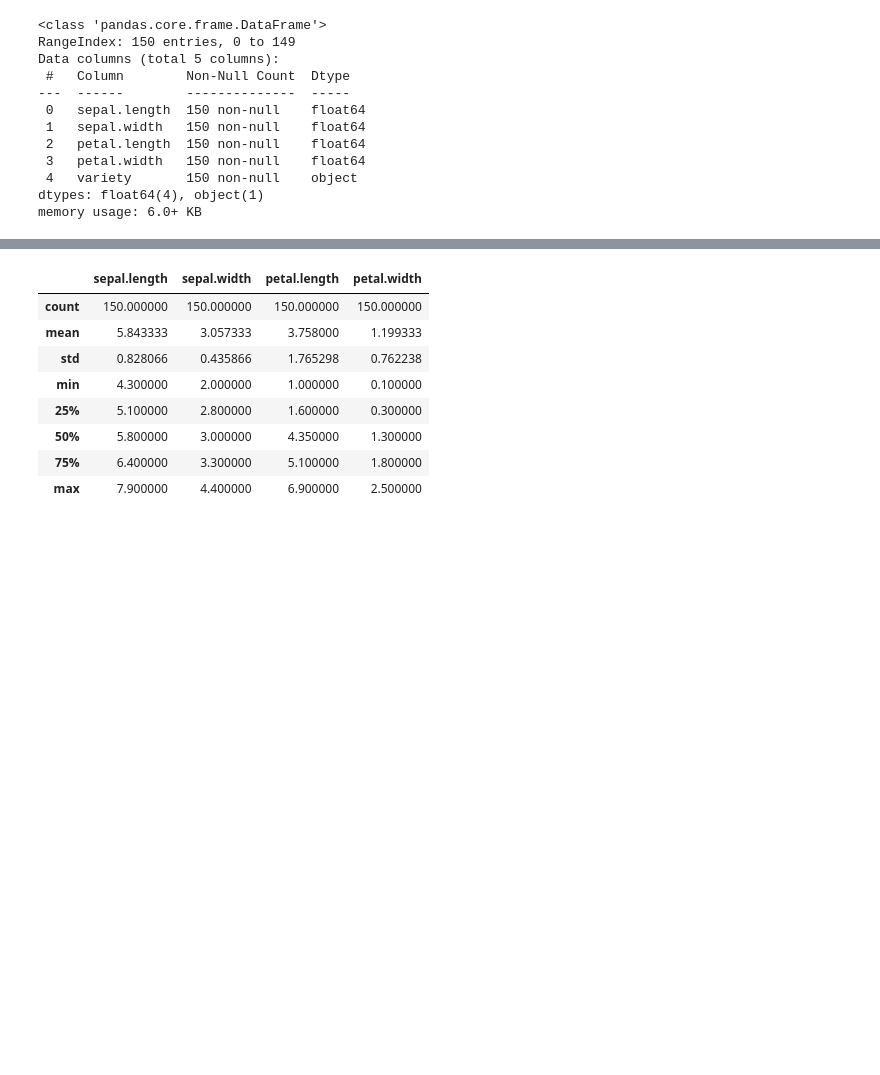
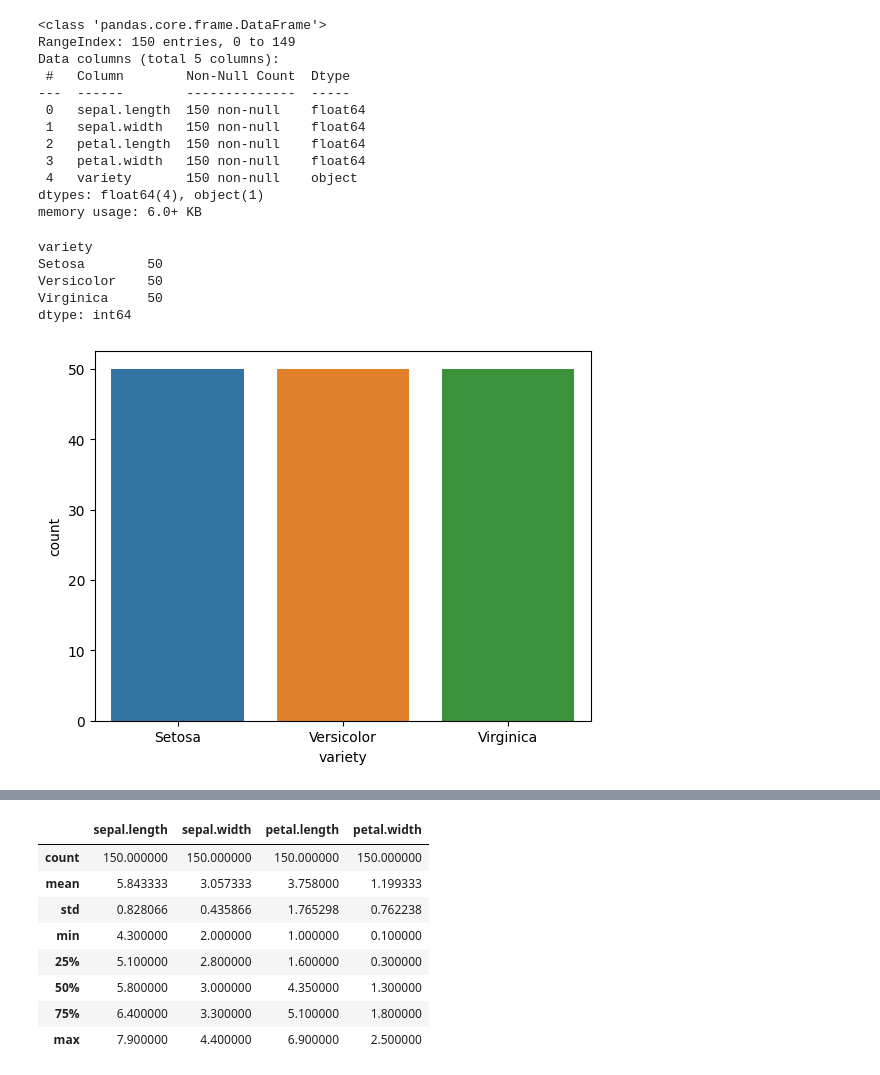
Before and after one commit to tushar-cero/LabPracticalsTE, a Jupyter notebook: DSBDAL/practical_exam_13-14.ipynb, the cells around one changed output, grey strips where cells are left out. Saved outputs shown, nothing was run; the diff lists cells and outputs as text; code cells hidden in the pictures; blank space fills up the shorter version.

```diff
--- a/DSBDAL/practical_exam_13-14.ipynb
+++ b/DSBDAL/practical_exam_13-14.ipynb
@@ -17,2 +16,2 @@ import seaborn as sns
 # %%
-df=pd.read_csv("iris.csv")
+df = pd.read_csv('/content/drive/MyDrive/Colab Notebooks/exam_datasets/5-8-13-14.iris.csv')
@@ -47,3 +30,11 @@ Data columns (total 5 columns):
  4   variety       150 non-null    object
 dtypes: float64(4), object(1)
 memory usage: 6.0+ KB
+# %%
+df.value_counts("variety")
+# %% [output]
+variety
+Setosa        50
+Versicolor    50
+Virginica     50
+dtype: int64
@@ -49,0 +44,5 @@ memory usage: 6.0+ KB
+# %%
+sns.countplot(x="variety", data=df)
+plt.show()
+# %% [output]
+[figure, added]
```
Also changed, not shown: parts of 32 cells of this notebook.
